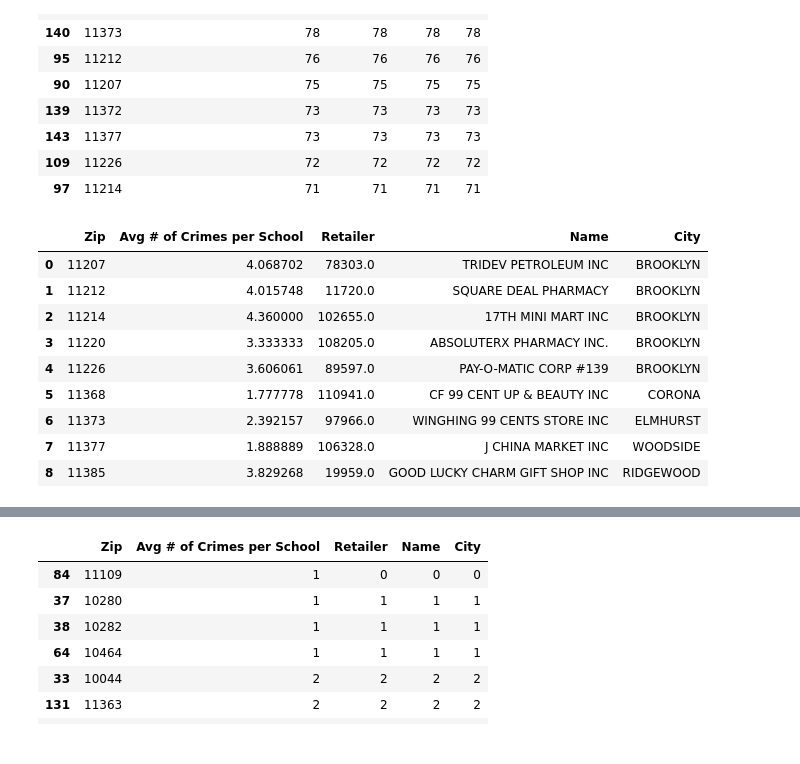
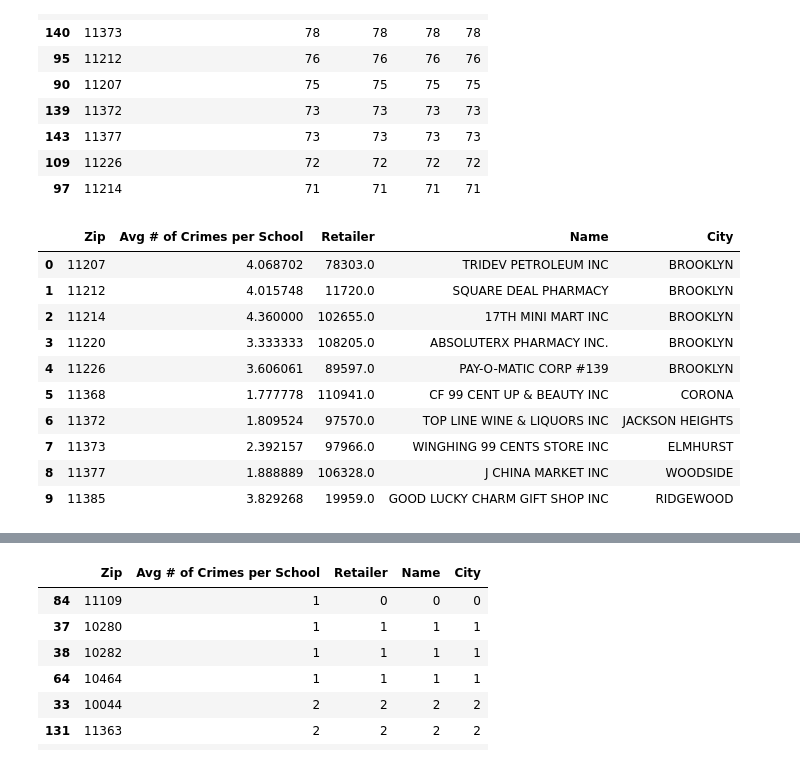
Before and after one commit to kimcrine/project_1, a Jupyter notebook: School_Safety_Analysis2.ipynb, the cells around one changed output, grey strips where cells are left out. Drawn from its saved outputs; the diff is of its cells as text; code cells hidden in the pictures.

```diff
--- a/School_Safety_Analysis2.ipynb
+++ b/School_Safety_Analysis2.ipynb
@@ -263,21 +357,22 @@ top_10_lottery_zips
 | 97 | 11214 | 71 | 71 | 71 | 71 |
 # %%
 # Make a dataframe with the avg # of crimes per school for the top 10 zip codes with the most lottery retailers:
-top_10_lottery_zips_list = [11207, 11212, 11214, 11220, 11226, 11368, 11373, 11377, 11385]
-top_10_lottery_zips = merged_df.loc[merged_df['Zip'].isin([11207, 11212, 11214, 11220, 11226, 11368, 11373, 11377, 11385])]
+top_10_lottery_zips_list = [11207, 11212, 11214, 11220, 11226, 11368, 11372, 11373, 11377, 11385]
+top_10_lottery_zips = merged_df.loc[merged_df['Zip'].isin([11207, 11212, 11214, 11220, 11226, 11368, 11372, 11373, 11377, 11385])]
 top_10_lottery_df = top_10_lottery_zips.groupby('Zip').first().reset_index()
 top_10_lottery_df
 # %% [output]
 |  | Zip | Avg # of Crimes per School | Retailer | Name | City |
 | 0 | 11207 | 4.068702 | 78303.0 | TRIDEV PETROLEUM INC | BROOKLYN |
 | 1 | 11212 | 4.015748 | 11720.0 | SQUARE DEAL PHARMACY | BROOKLYN |
 | 2 | 11214 | 4.360000 | 102655.0 | 17TH MINI MART INC | BROOKLYN |
 | 3 | 11220 | 3.333333 | 108205.0 | ABSOLUTERX PHARMACY INC. | BROOKLYN |
 | 4 | 11226 | 3.606061 | 89597.0 | PAY-O-MATIC CORP #139 | BROOKLYN |
 | 5 | 11368 | 1.777778 | 110941.0 | CF 99 CENT UP & BEAUTY INC | CORONA |
-| 6 | 11373 | 2.392157 | 97966.0 | WINGHING 99 CENTS STORE INC | ELMHURST |
-| 7 | 11377 | 1.888889 | 106328.0 | J CHINA MARKET INC | WOODSIDE |
-| 8 | 11385 | 3.829268 | 19959.0 | GOOD LUCKY CHARM GIFT SHOP INC | RIDGEWOOD |
+| 6 | 11372 | 1.809524 | 97570.0 | TOP LINE WINE & LIQUORS INC | JACKSON HEIGHTS |
+| 7 | 11373 | 2.392157 | 97966.0 | WINGHING 99 CENTS STORE INC | ELMHURST |
+| 8 | 11377 | 1.888889 | 106328.0 | J CHINA MARKET INC | WOODSIDE |
+| 9 | 11385 | 3.829268 | 19959.0 | GOOD LUCKY CHARM GIFT SHOP INC | RIDGEWOOD |
 # %%
 # Bar graph displaying the avg # of crimes per school for the top 10 zip codes with the most lottery retailers
 top_10_lottery_df.plot(kind="bar", y="Avg # of Crimes per School", color=['C0', 'C1', 'C2', 'C3', 'C4', 'C5', 'C6', 'C7', 'C8'], figsize=(10, 10))
```
Also changed, not shown: parts of 15 cells of this notebook.
